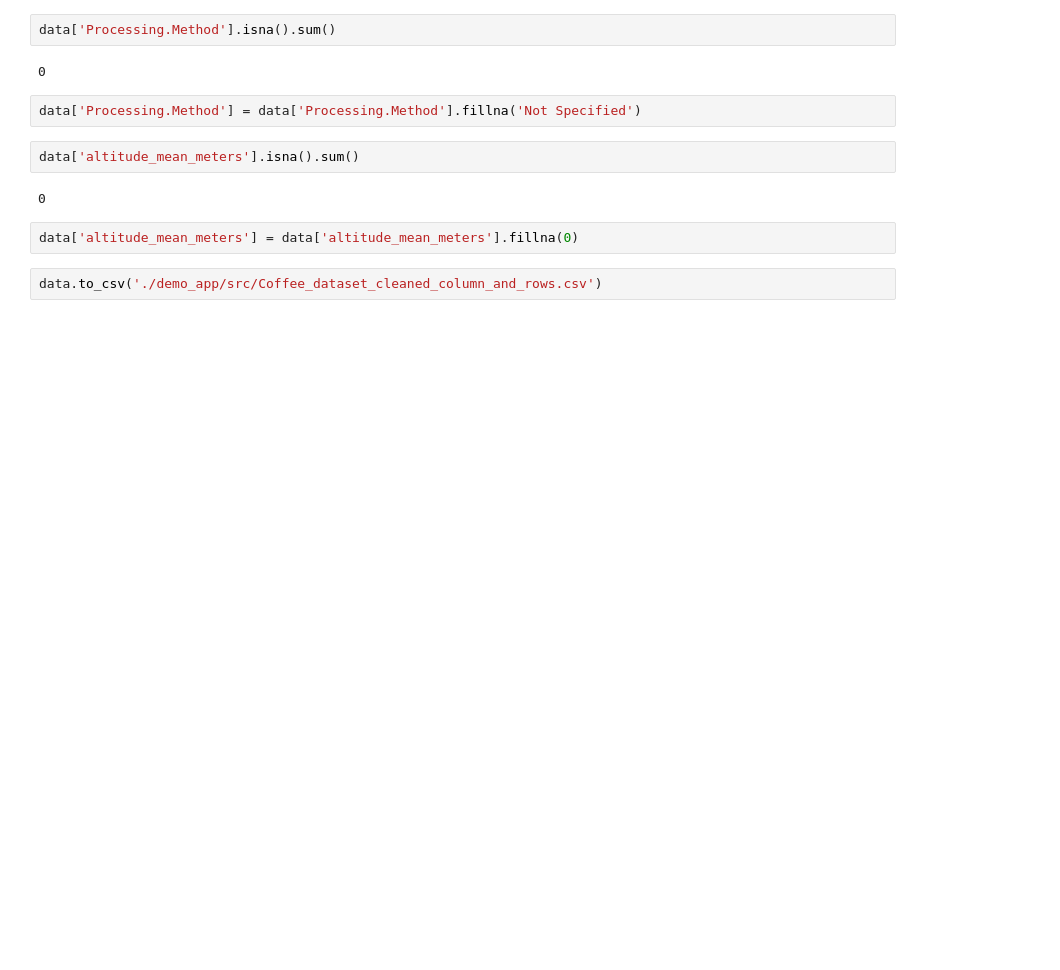
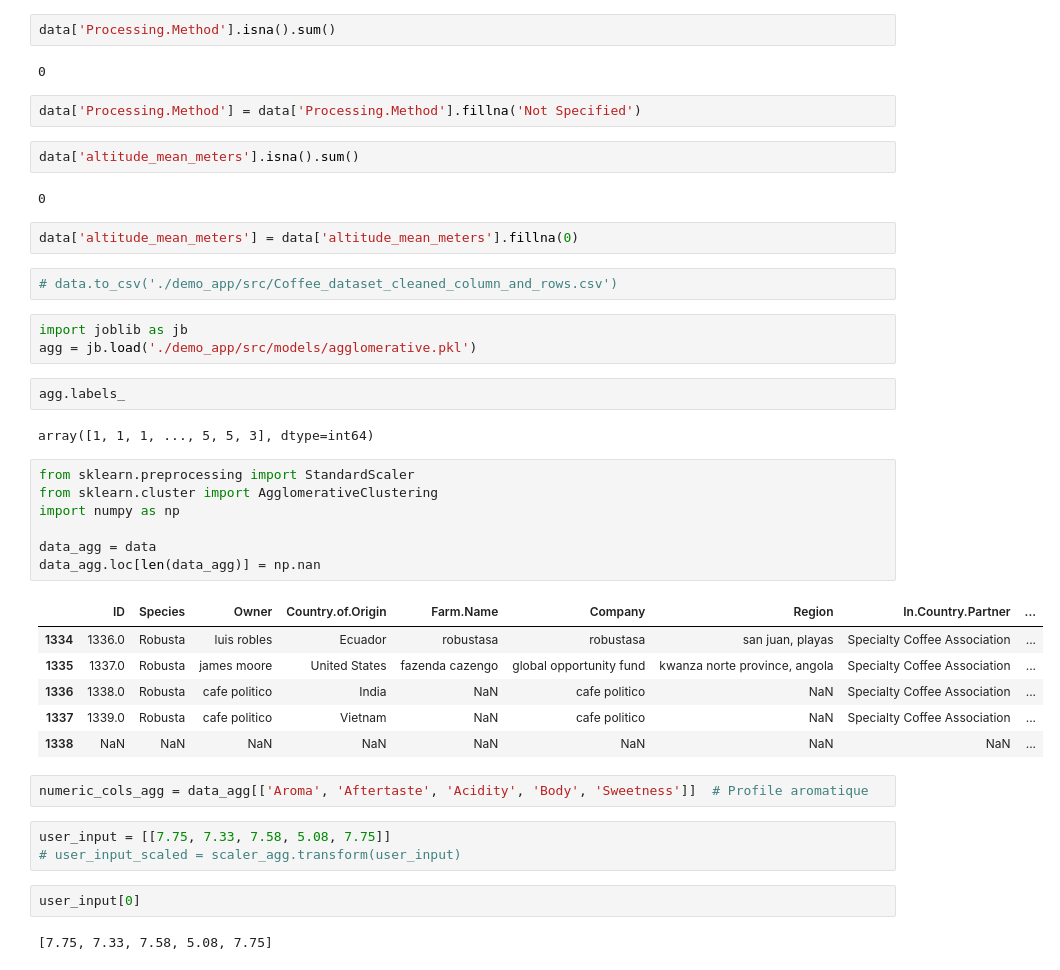
Before and after one commit to RomainPtre/Beander, a Jupyter notebook: coffee_project_cleaning_EDA_Romain-Pietro.ipynb, the cells around one changed output. Cells and saved outputs as stored; diff of their text form; blank space fills up the shorter version.

Commit message:
Model_agg_no_pkl_no_filters

```diff
--- a/coffee_project_cleaning_EDA_Romain-Pietro.ipynb
+++ b/coffee_project_cleaning_EDA_Romain-Pietro.ipynb
@@ -280,4 +275,34 @@ data['altitude_mean_meters'].isna().sum()
 # %%
 data['altitude_mean_meters'] = data['altitude_mean_meters'].fillna(0)
 # %%
-data.to_csv('./demo_app/src/Coffee_dataset_cleaned_column_and_rows.csv')
+# data.to_csv('./demo_app/src/Coffee_dataset_cleaned_column_and_rows.csv')
+# %%
+import joblib as jb
+agg = jb.load('./demo_app/src/models/agglomerative.pkl')
+# %%
+agg.labels_
+# %% [output]
+array([1, 1, 1, ..., 5, 5, 3], dtype=int64)
+# %%
+from sklearn.preprocessing import StandardScaler
+from sklearn.cluster import AgglomerativeClustering
+import numpy as np
+
+data_agg = data
+data_agg.loc[len(data_agg)] = np.nan
+# %% [output]
+|  | ID | Species | Owner | Country.of.Origin | Farm.Name | Company | Region | In.Country.Partner | ... |
+| 1334 | 1336.0 | Robusta | luis robles | Ecuador | robustasa | robustasa | san juan, playas | Specialty Coffee Association | ... |
+| 1335 | 1337.0 | Robusta | james moore | United States | fazenda cazengo | global opportunity fund | kwanza norte province, angola | Specialty Coffee Association | ... |
+| 1336 | 1338.0 | Robusta | cafe politico | India | NaN | cafe politico | NaN | Specialty Coffee Association | ... |
+| 1337 | 1339.0 | Robusta | cafe politico | Vietnam | NaN | cafe politico | NaN | Specialty Coffee Association | ... |
+| 1338 | NaN | NaN | NaN | NaN | NaN | NaN | NaN | NaN | ... |
+# %%
+numeric_cols_agg = data_agg[['Aroma', 'Aftertaste', 'Acidity', 'Body', 'Sweetness']]  # Profile aromatique
+# %%
+user_input = [[7.75, 7.33, 7.58, 5.08, 7.75]]
+# user_input_scaled = scaler_agg.transform(user_input)
+# %%
+user_input[0]
+# %% [output]
+[7.75, 7.33, 7.58, 5.08, 7.75]
```
Also changed, not shown: parts of 11 cells of this notebook, 2 other files.
